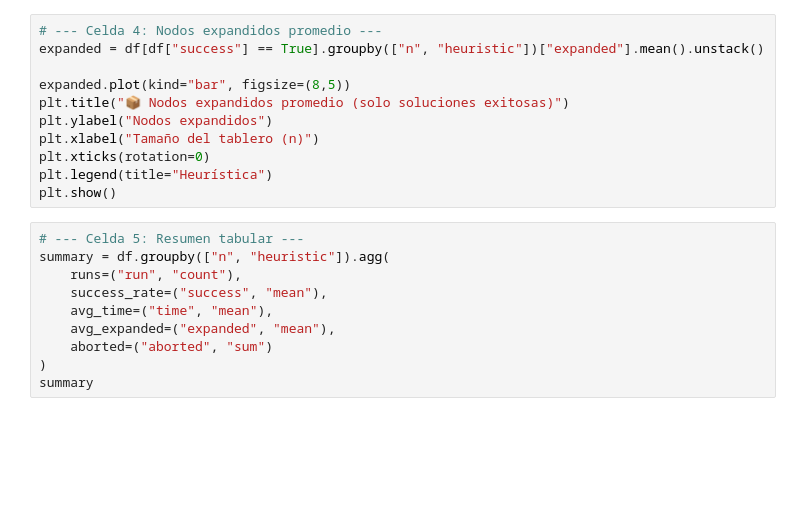
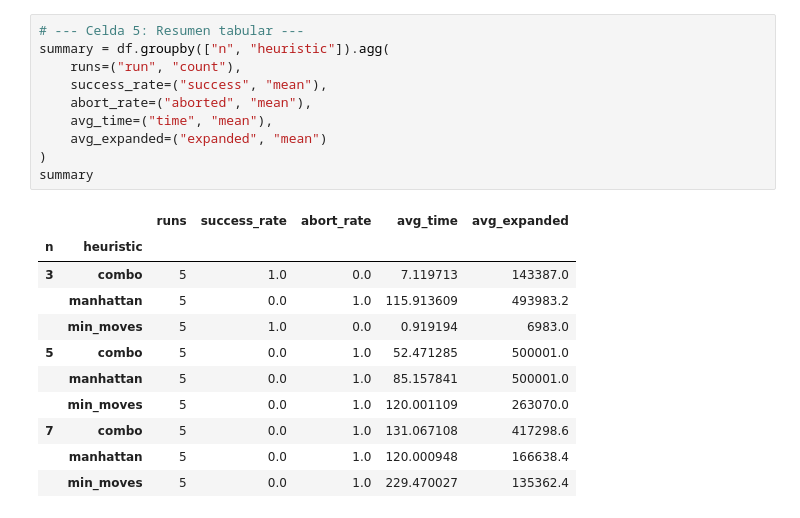
Before and after one commit to samvalverde/board-games-ai, a Jupyter notebook: peg_solitaire/experiments/plots.ipynb, the cells around one changed output. Saved outputs shown, nothing was run; the diff lists cells and outputs as text; blank space fills up the shorter version.

```diff
--- a/peg_solitaire/experiments/plots.ipynb
+++ b/peg_solitaire/experiments/plots.ipynb
@@ -31,21 +78,22 @@ plt.show()
 # %%
-# --- Celda 4: Nodos expandidos promedio ---
-expanded = df[df["success"] == True].groupby(["n", "heuristic"])["expanded"].mean().unstack()
-
-expanded.plot(kind="bar", figsize=(8,5))
-plt.title("📦 Nodos expandidos promedio (solo soluciones exitosas)")
-plt.ylabel("Nodos expandidos")
-plt.xlabel("Tamaño del tablero (n)")
-plt.xticks(rotation=0)
-plt.legend(title="Heurística")
-plt.show()
+# --- Celda 5: Resumen tabular ---
+summary = df.groupby(["n", "heuristic"]).agg(
+    runs=("run", "count"),
+    success_rate=("success", "mean"),
+    abort_rate=("aborted", "mean"),
+    avg_time=("time", "mean"),
+    avg_expanded=("expanded", "mean")
+)
+summary
+# %% [output]
+|  |  | runs | success_rate | abort_rate | avg_time | avg_expanded |
+| n | heuristic |  |  |  |  |  |
+| 3 | combo | 5 | 1.0 | 0.0 | 7.119713 | 143387.0 |
+|  | manhattan | 5 | 0.0 | 1.0 | 115.913609 | 493983.2 |
+|  | min_moves | 5 | 1.0 | 0.0 | 0.919194 | 6983.0 |
+| 5 | combo | 5 | 0.0 | 1.0 | 52.471285 | 500001.0 |
+|  | manhattan | 5 | 0.0 | 1.0 | 85.157841 | 500001.0 |
+|  | min_moves | 5 | 0.0 | 1.0 | 120.001109 | 263070.0 |
+| 7 | combo | 5 | 0.0 | 1.0 | 131.067108 | 417298.6 |
+|  | manhattan | 5 | 0.0 | 1.0 | 120.000948 | 166638.4 |
+|  | min_moves | 5 | 0.0 | 1.0 | 229.470027 | 135362.4 |
-# %%
-# --- Celda 5: Resumen tabular ---
-summary = df.groupby(["n", "heuristic"]).agg(
-    runs=("run", "count"),
-    success_rate=("success", "mean"),
-    avg_time=("time", "mean"),
-    avg_expanded=("expanded", "mean"),
-    aborted=("aborted", "sum")
-)
-summary
```
Also changed, not shown: parts of 4 cells of this notebook, 5 other files.
